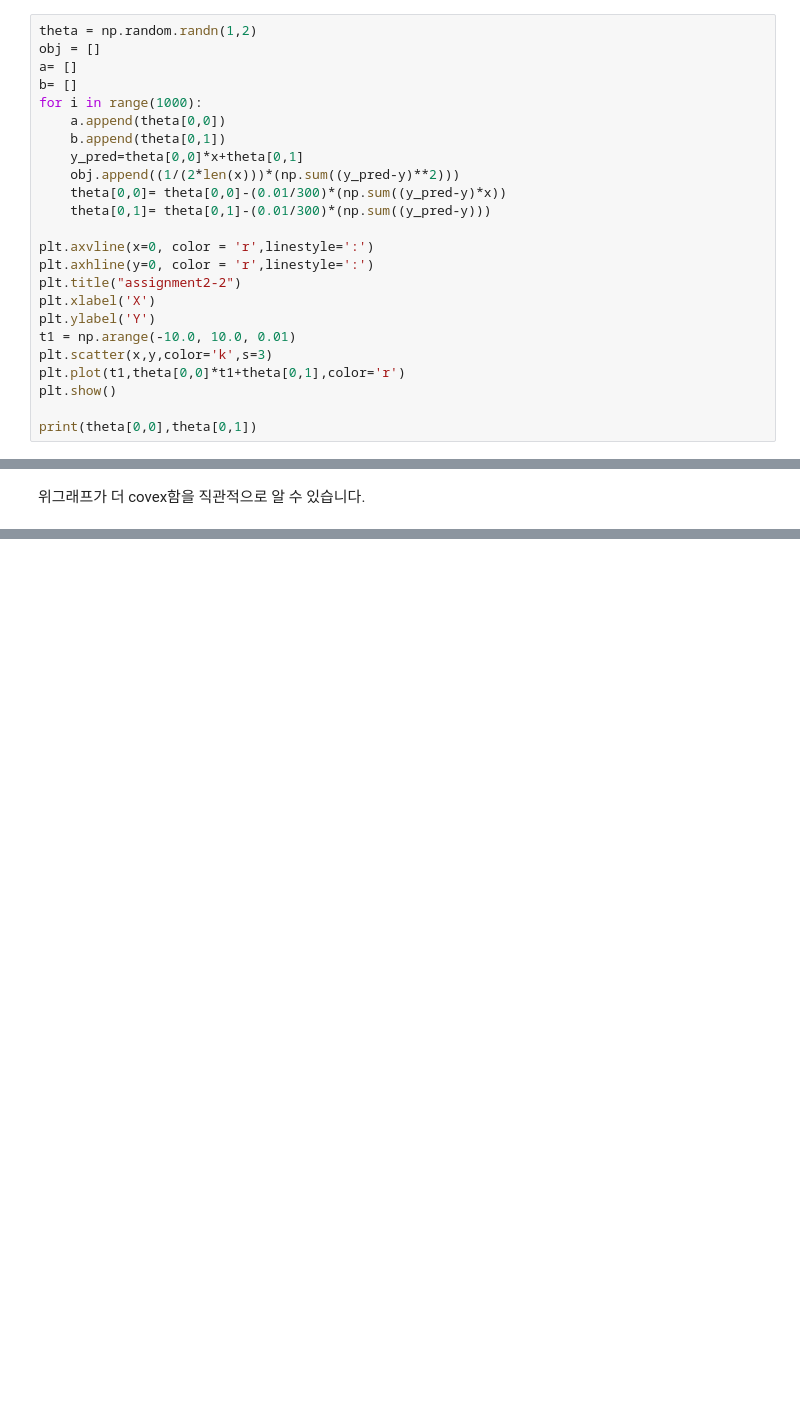
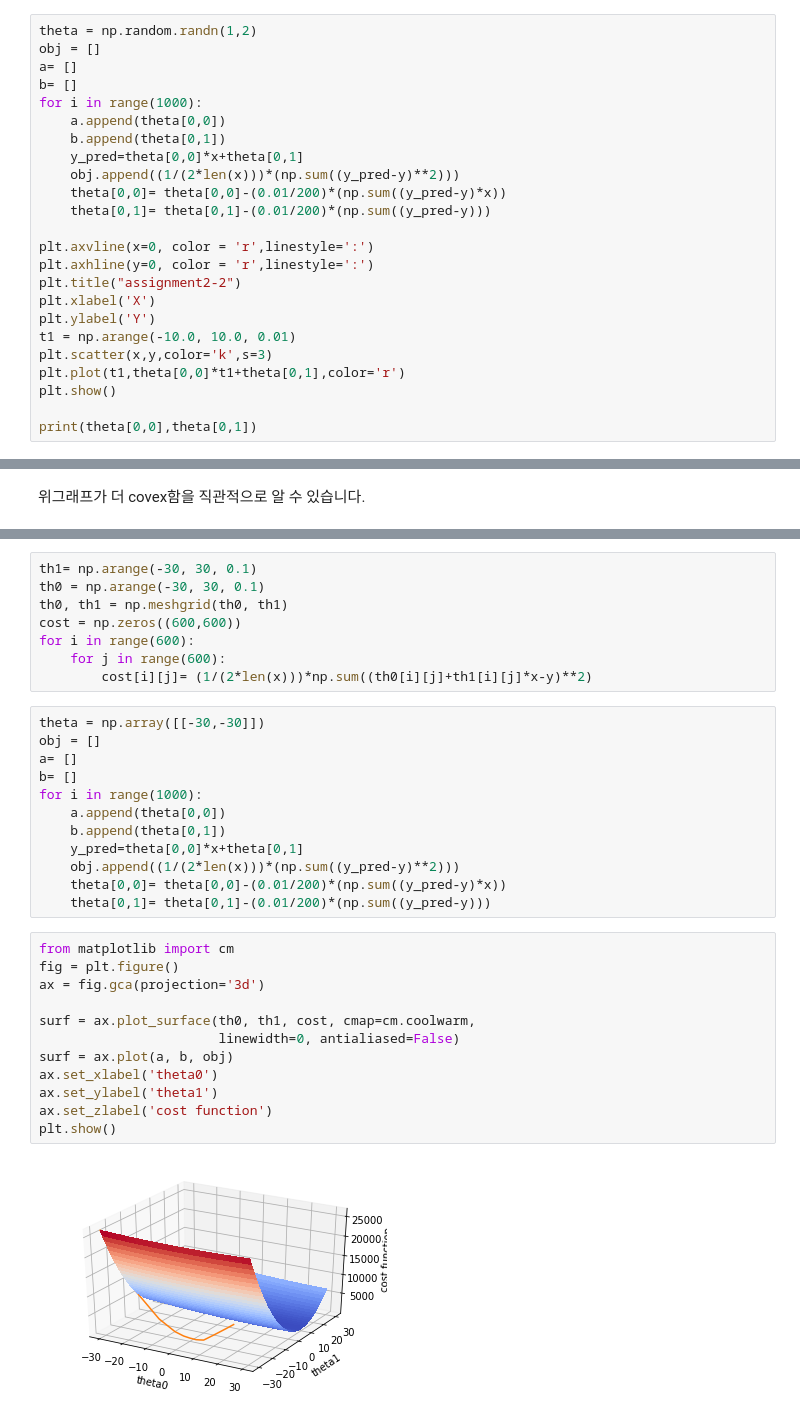
Before and after one commit to ChanWoongJeon/machinelearning, a Jupyter notebook: assignment3.ipynb, the cells around one changed output, grey strips where cells are left out. Cells and saved outputs as stored; diff of their text form; blank space fills up the shorter version.

Commit message:
assignment3[Plot the gradient descent path on the energy surface]

```diff
--- a/assignment3.ipynb
+++ b/assignment3.ipynb
@@ -25,8 +25,8 @@ for i in range(1000):
     b.append(theta[0,1])
     y_pred=theta[0,0]*x+theta[0,1]
     obj.append((1/(2*len(x)))*(np.sum((y_pred-y)**2)))
-    theta[0,0]= theta[0,0]-(0.01/300)*(np.sum((y_pred-y)*x))
-    theta[0,1]= theta[0,1]-(0.01/300)*(np.sum((y_pred-y)))
+    theta[0,0]= theta[0,0]-(0.01/200)*(np.sum((y_pred-y)*x))
+    theta[0,1]= theta[0,1]-(0.01/200)*(np.sum((y_pred-y)))
 
 plt.axvline(x=0, color = 'r',linestyle=':')
 plt.axhline(y=0, color = 'r',linestyle=':')
@@ -98,0 +101,34 @@ plt.show()
+# %%
+th1= np.arange(-30, 30, 0.1)
+th0 = np.arange(-30, 30, 0.1)
+th0, th1 = np.meshgrid(th0, th1)
+cost = np.zeros((600,600))
+for i in range(600):
+    for j in range(600):
+        cost[i][j]= (1/(2*len(x)))*np.sum((th0[i][j]+th1[i][j]*x-y)**2)
+# %%
+theta = np.array([[-30,-30]])
+obj = []
+a= []
+b= []
+for i in range(1000):
+    a.append(theta[0,0])
+    b.append(theta[0,1])
+    y_pred=theta[0,0]*x+theta[0,1]
+    obj.append((1/(2*len(x)))*(np.sum((y_pred-y)**2)))
+    theta[0,0]= theta[0,0]-(0.01/200)*(np.sum((y_pred-y)*x))
+    theta[0,1]= theta[0,1]-(0.01/200)*(np.sum((y_pred-y)))
+# %%
+from matplotlib import cm
+fig = plt.figure()
+ax = fig.gca(projection='3d')
+
+surf = ax.plot_surface(th0, th1, cost, cmap=cm.coolwarm,
+                       linewidth=0, antialiased=False)
+surf = ax.plot(a, b, obj)
+ax.set_xlabel('theta0')
+ax.set_ylabel('theta1')
+ax.set_zlabel('cost function')
+plt.show()
+# %% [output]
+[figure, added]
```
Also changed, not shown: parts of 4 cells of this notebook.
